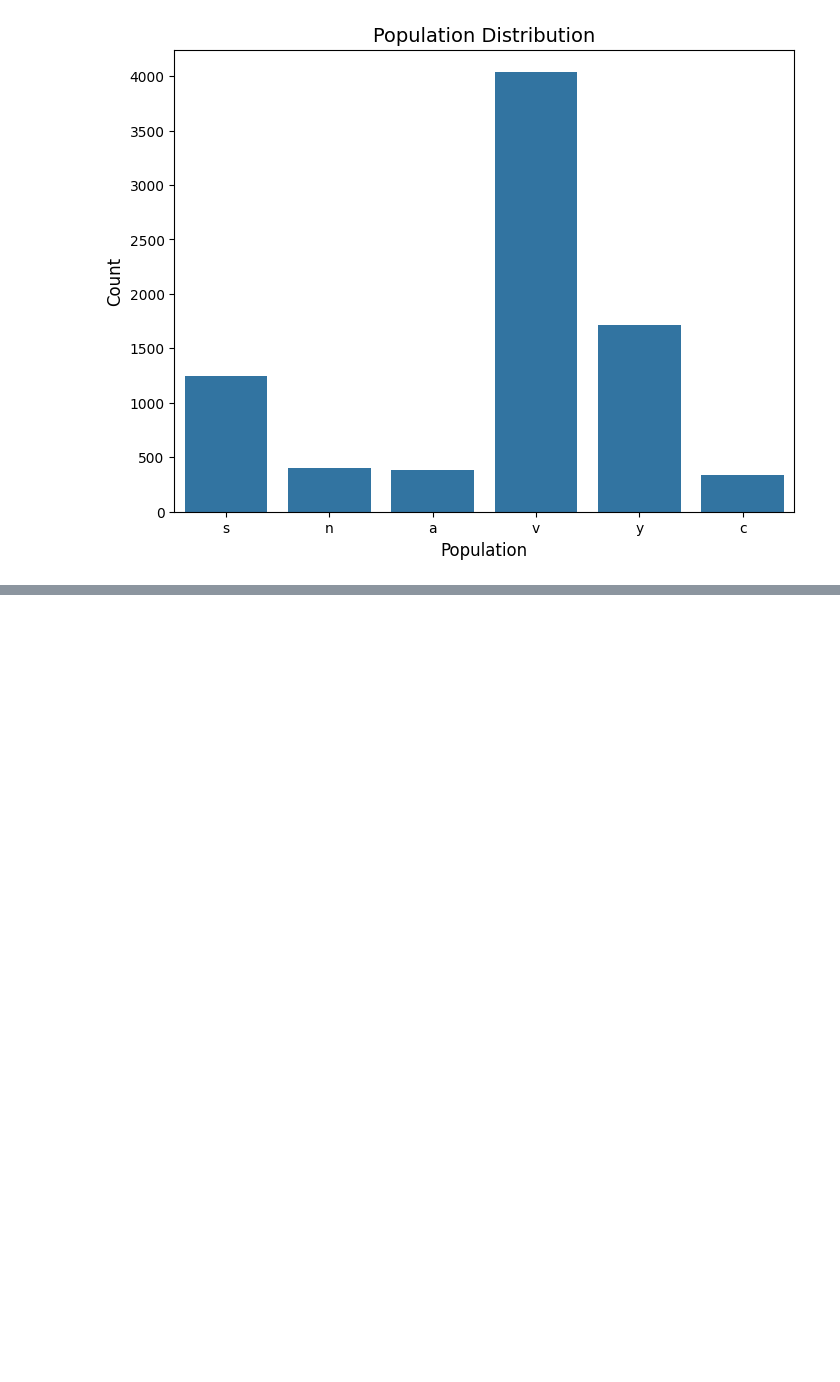
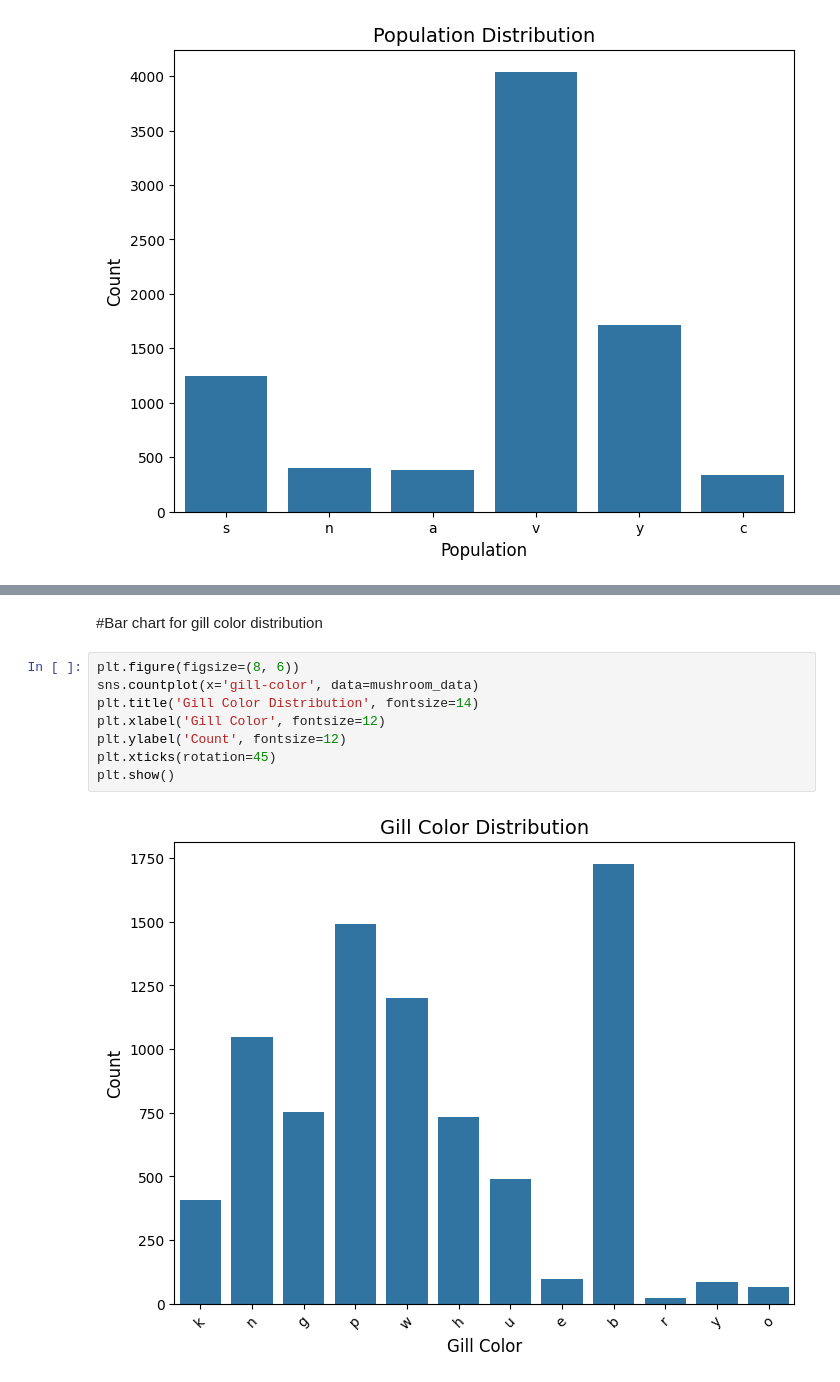
Before and after one commit to Shamiul-693/-Exploratory-Data-Analysis-and-Classification-Algorithms-on-Mushroom-Dataset, a Jupyter notebook: Exploratory_Data_Analysis_and_Classification_Algorithms_on_Mushroom_Dataset.ipynb, the cells around one changed output, grey strips where cells are left out. Cells and saved outputs as stored; diff of their text form; blank space fills up the shorter version.

```diff
--- a/Exploratory_Data_Analysis_and_Classification_Algorithms_on_Mushroom_Dataset.ipynb
+++ b/Exploratory_Data_Analysis_and_Classification_Algorithms_on_Mushroom_Dataset.ipynb
@@ -189,0 +205,12 @@ plt.show()
+# %% [markdown]
+#Bar chart for gill color distribution
+# %%
+plt.figure(figsize=(8, 6))
+sns.countplot(x='gill-color', data=mushroom_data)
+plt.title('Gill Color Distribution', fontsize=14)
+plt.xlabel('Gill Color', fontsize=12)
+plt.ylabel('Count', fontsize=12)
+plt.xticks(rotation=45)
+plt.show()
+# %% [output]
+[figure, added]
```
Also changed, not shown: parts of 4 cells of this notebook.
